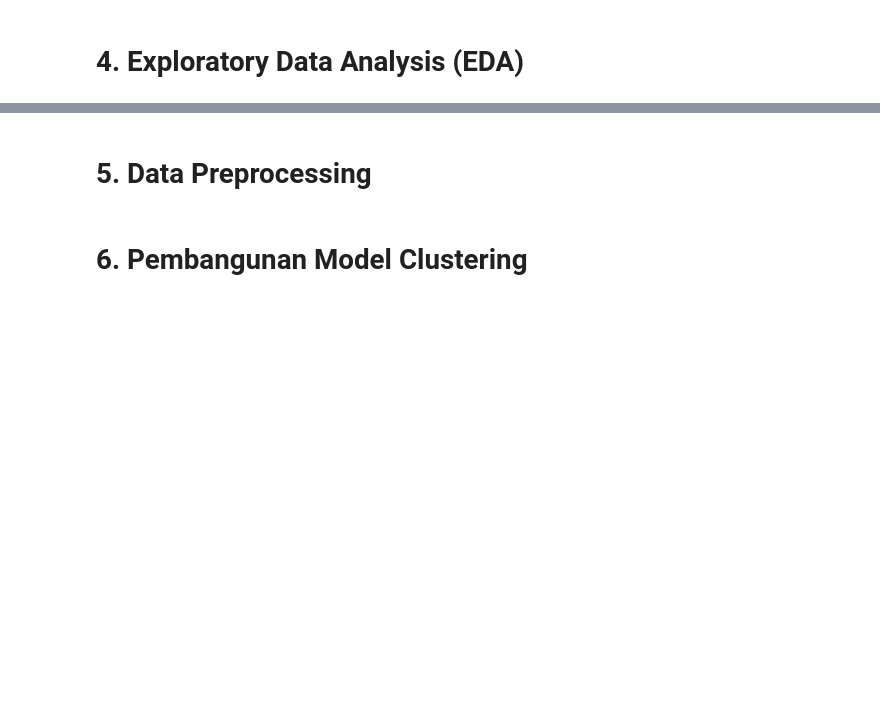
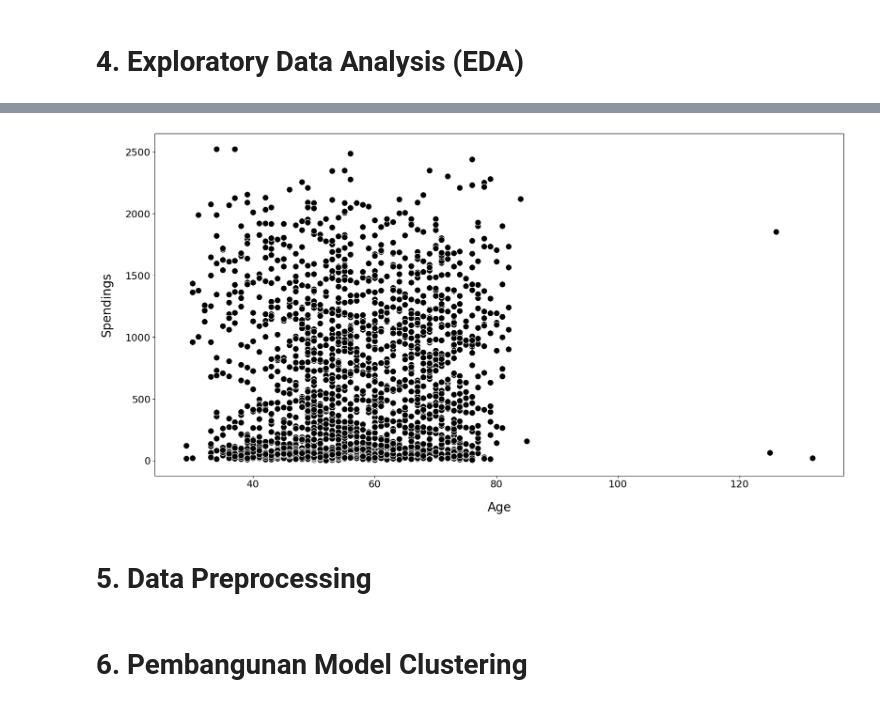
Before and after one commit to MFavianZaahir/Belajar-Machine-Learning-Untuk-Pemula---Dicoding, a Jupyter notebook: [Clustering]_Submission_Akhir_BMLP_Muhammad_Favian_Zaahir.ipynb, the cells around one changed output, grey strips where cells are left out. Saved outputs shown, nothing was run; the diff lists cells and outputs as text; code cells hidden in the pictures; blank space fills up the shorter version.

```diff
--- a/[Clustering]_Submission_Akhir_BMLP_Muhammad_Favian_Zaahir.ipynb
+++ b/[Clustering]_Submission_Akhir_BMLP_Muhammad_Favian_Zaahir.ipynb
@@ -49,3 +94,15 @@ print(data['Income'].isnull().sum())
+# %%
+data['Age'] = 2025 - data['Year_Birth']
+
+plt.figure(figsize=(20,10))
+sns.scatterplot(x=data.Age, y=data.TotalSpendings, s=100, color ='black');
+
+plt.xticks( fontsize=16)
+plt.yticks( fontsize=16)
+plt.xlabel('Age', fontsize=20, labelpad=20)
+plt.ylabel('Spendings', fontsize=20, labelpad=20);
+# %% [output]
+[figure, added]
 # %% [markdown]
 # **5. Data Preprocessing**
 # %%
```
Also changed, not shown: parts of 20 cells of this notebook, 4 other files.
